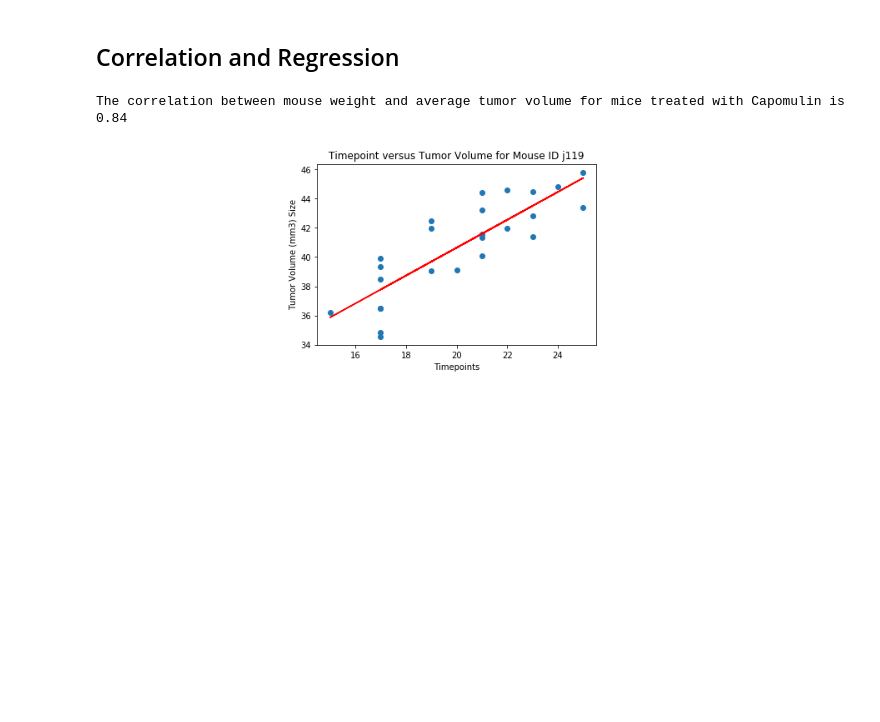
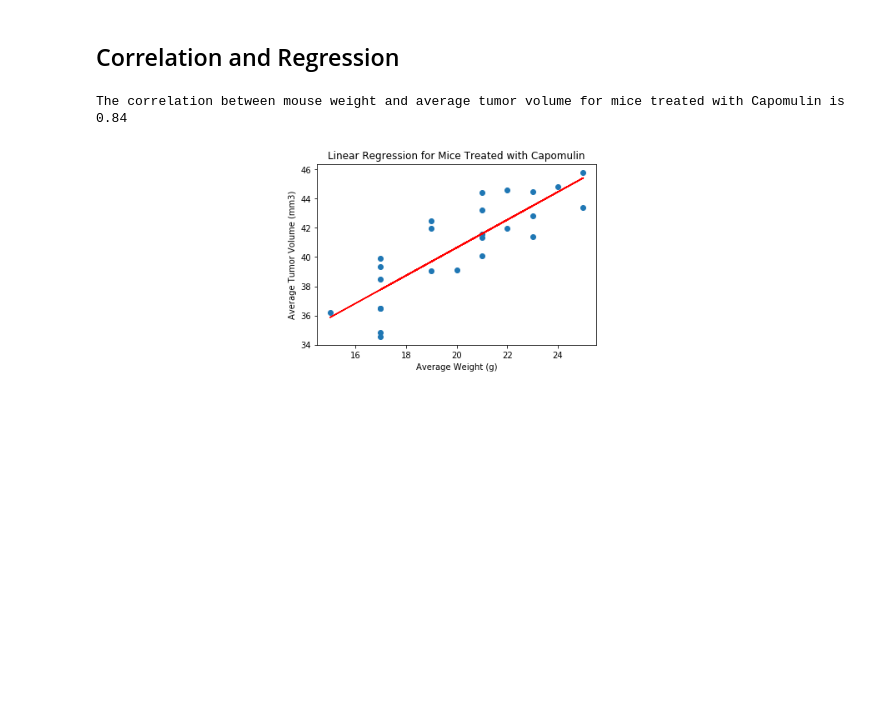
Before and after one commit to jplumlee/matplotlib-challenge, a Jupyter notebook: Pymaceuticals/pymaceuticals.ipynb, the cells around one changed output. Drawn from its saved outputs; the diff is of its cells as text; code cells hidden in the pictures.

```diff
--- a/Pymaceuticals/pymaceuticals.ipynb
+++ b/Pymaceuticals/pymaceuticals.ipynb
@@ -321,24 +320,22 @@ plt.show()
 # %% [markdown]
 ## Correlation and Regression
 # %%
-# Calculate the correlation coefficient and linear regression model
-# for mouse weight and average tumor volume for the Capomulin regimen
-
+# Calculate the correlation coefficient and linear regression model for mouse weight and average tumor volume for the Capomulin regimen
 correlation = round(st.pearsonr(capomulin_avg['Weight (g)'],capomulin_avg['Tumor Volume (mm3)'])[0],2)
 
 x_values = capomulin_avg['Weight (g)']
 y_values = capomulin_avg['Tumor Volume (mm3)']
 (slope, intercept, rvalue, pvalue, stderr) = st.linregress(x_values, y_values)
 regress_values = x_values * slope + intercept
 line_eq = "y = " + str(round(slope,2)) + "x + " + str(round(intercept,2))
-plt.title('Timepoint versus Tumor Volume for Mouse ID j119')
-plt.ylabel('Tumor Volume (mm3) Size')
-plt.xlabel('Timepoints')
+plt.title('Linear Regression for Mice Treated with Capomulin')
+plt.ylabel('Average Tumor Volume (mm3)')
+plt.xlabel('Average Weight (g)')
 plt.scatter(x_values,y_values)
 plt.plot(x_values,regress_values,"r-")
 plt.annotate(line_eq,(6,10),fontsize=15,color="red")
 print(f"The correlation between mouse weight and average tumor volume for mice treated with Capomulin is {correlation}")
 plt.show()
 # %% [output]
 The correlation between mouse weight and average tumor volume for mice treated with Capomulin is 0.84
-[figure, old version]
+[figure, new version]
```
Also changed, not shown: parts of 2 cells of this notebook.
